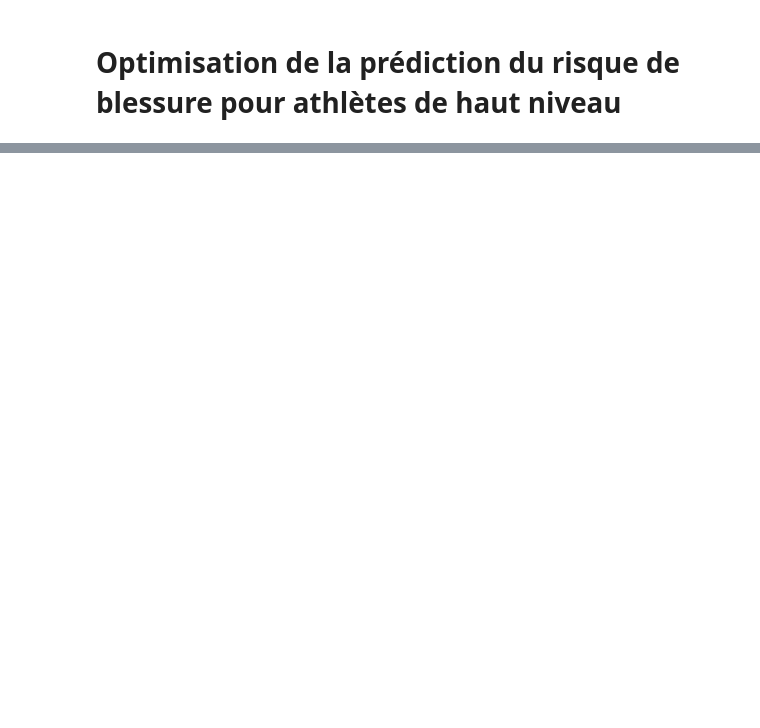
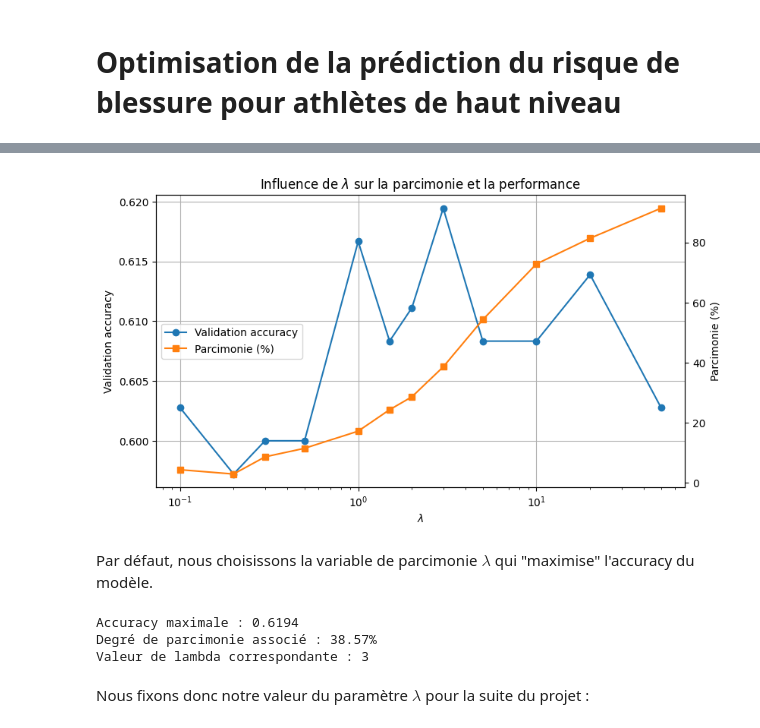
Before and after one commit to GaranceLevy/Projet-Optim, a Jupyter notebook: Projet_Optimisation_Alyssa_+_Garance.ipynb, the cells around one changed output, grey strips where cells are left out. Saved outputs shown, nothing was run; the diff lists cells and outputs as text; code cells hidden in the pictures; blank space fills up the shorter version.

```diff
--- a/Projet_Optimisation_Alyssa_+_Garance.ipynb
+++ b/Projet_Optimisation_Alyssa_+_Garance.ipynb
@@ -530,0 +672,72 @@ Est-ce que pour l'approche Adam on doit garder le terme de régularization ?
+# %%
+lambd_array = [0.1, 0.2, 0.3, 0.5, 1, 1.5, 2, 3, 5, 10, 20, 50]
+
+acc_val = []
+sparsity = []
+for lambd_test in lambd_array:
+    theta_n = algoFISTA(theta0, w_m1=w_m1, w_1=w_1, x=x_training_int, y=y_training, max_iter=max_iter, gamma=gamma, lambd=lambd_test)
+    theta_star = theta_n[-1]
+
+    # accuracy validation
+    acc_val.append(
+        np.mean(model(x_validation_int, theta_star) == y_validation)
+    )
+
+    # sparsité (%)
+    sparsity.append(
+        100 * (1 - np.count_nonzero(np.abs(theta_star) > sparse_tol) / theta_star.size)
+    )
+# %%
+fig, ax1 = plt.subplots(figsize=(9, 5))
+
+l1, = ax1.semilogx(
+    lambd_array,
+    acc_val,
+    marker='o',
+    label="Validation accuracy"
+)
+ax1.set_xlabel(r"$\lambda$")
+ax1.set_ylabel("Validation accuracy")
+ax1.grid(True)
+
+ax2 = ax1.twinx()
+l2, = ax2.semilogx(
+    lambd_array,
+    sparsity,
+    marker='s',
+    color='tab:orange',
+    label="Parcimonie (%)"
+)
+ax2.set_ylabel("Parcimonie (%)")
+
+
+ax1.legend(handles=[l1, l2], loc="center left")
+
+plt.title(r"Influence de $\lambda$ sur la parcimonie et la performance")
+plt.show()
+# %% [output]
+[figure, added]
+# %% [markdown]
+Par défaut, nous choisissons la variable de parcimonie $\lambda$ qui "maximise" l'accuracy du modèle.
+# %%
+# Index de l'accuracy maximale
+idx_max_acc = np.argmax(acc_val)
+
+# Accuracy maximale
+max_acc = acc_val[idx_max_acc]
+
+# Degré de parcimonie correspondant
+sparsity_at_max_acc = sparsity[idx_max_acc]
+
+# Valeur de lambda correspondante
+lambda_at_max_acc = lambd_array[idx_max_acc]
+
+print(f"Accuracy maximale : {max_acc:.4f}")
+print(f"Degré de parcimonie associé : {sparsity_at_max_acc:.2f}%")
+print(f"Valeur de lambda correspondante : {lambda_at_max_acc}")
+# %% [output]
+Accuracy maximale : 0.6194
+Degré de parcimonie associé : 38.57%
+Valeur de lambda correspondante : 3
+# %% [markdown]
+Nous fixons donc notre valeur du paramètre $\lambda$ pour la suite du projet :
```
Also changed, not shown: parts of 193 cells of this notebook.
